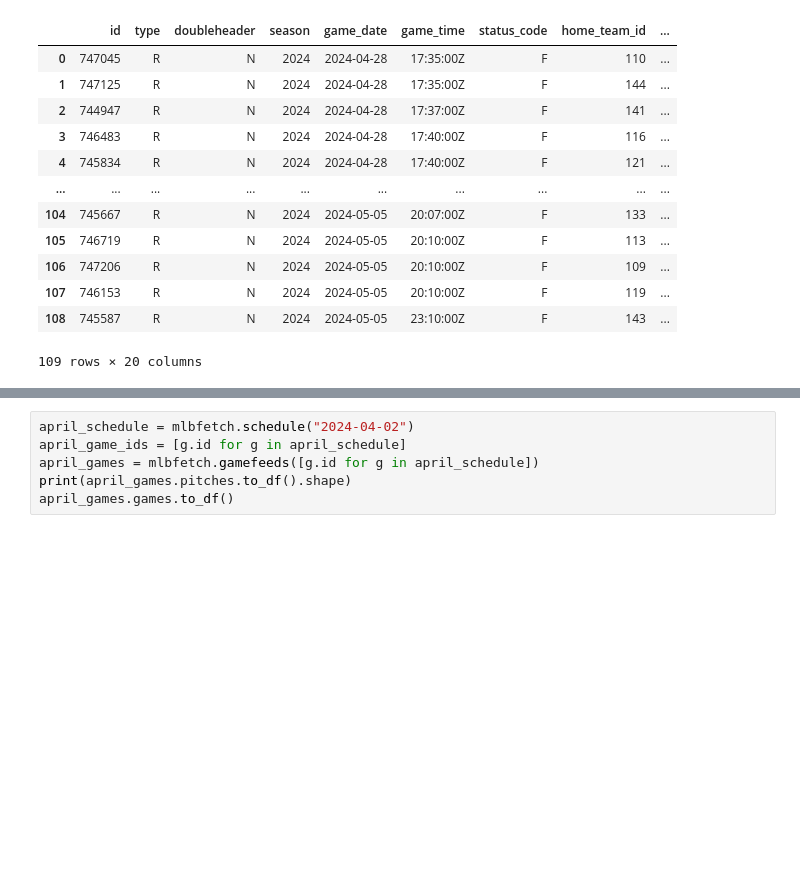
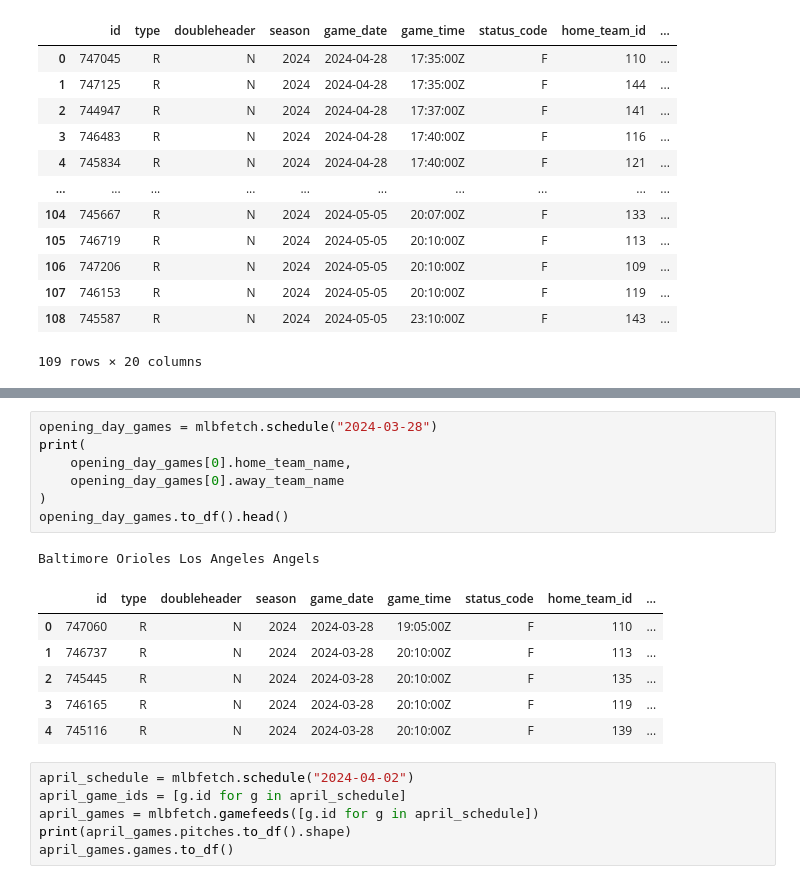
Before and after one commit to joeysnclr/mlbdatatools, a Jupyter notebook: mlbdatatools/test_nb.ipynb, the cells around one changed output, grey strips where cells are left out. Cells and saved outputs as stored; diff of their text form; blank space fills up the shorter version.

```diff
--- a/mlbdatatools/test_nb.ipynb
+++ b/mlbdatatools/test_nb.ipynb
@@ -110,6 +110,21 @@ Ben Lively vs Kenta Maeda
 | 2 | acdcefe7-0b98-4366-80b6-5f78a9e51690 | 1 | 1 | 682657 | L | 628317 | R | 116 | 114 | ... |
 | 3 | 608b3508-be3c-4db2-aece-6d4bff12dfd2 | 1 | 1 | 682657 | L | 628317 | R | 116 | 114 | ... |
 | 4 | e0bfc36b-6c93-430c-8c7f-19ecc68a7a52 | 1 | 2 | 608070 | L | 628317 | R | 116 | 114 | ... |
+# %%
+opening_day_games = mlbfetch.schedule("2024-03-28")
+print(
+    opening_day_games[0].home_team_name,
+    opening_day_games[0].away_team_name
+)
+opening_day_games.to_df().head()
+# %% [output]
+Baltimore Orioles Los Angeles Angels
+|  | id | type | doubleheader | season | game_date | game_time | status_code | home_team_id | ... |
+| 0 | 747060 | R | N | 2024 | 2024-03-28 | 19:05:00Z | F | 110 | ... |
+| 1 | 746737 | R | N | 2024 | 2024-03-28 | 20:10:00Z | F | 113 | ... |
+| 2 | 745445 | R | N | 2024 | 2024-03-28 | 20:10:00Z | F | 135 | ... |
+| 3 | 746165 | R | N | 2024 | 2024-03-28 | 20:10:00Z | F | 119 | ... |
+| 4 | 745116 | R | N | 2024 | 2024-03-28 | 20:10:00Z | F | 139 | ... |
 # %%
 april_schedule = mlbfetch.schedule("2024-04-02")
 april_game_ids = [g.id for g in april_schedule]
```
Also changed, not shown: 1 other file.
